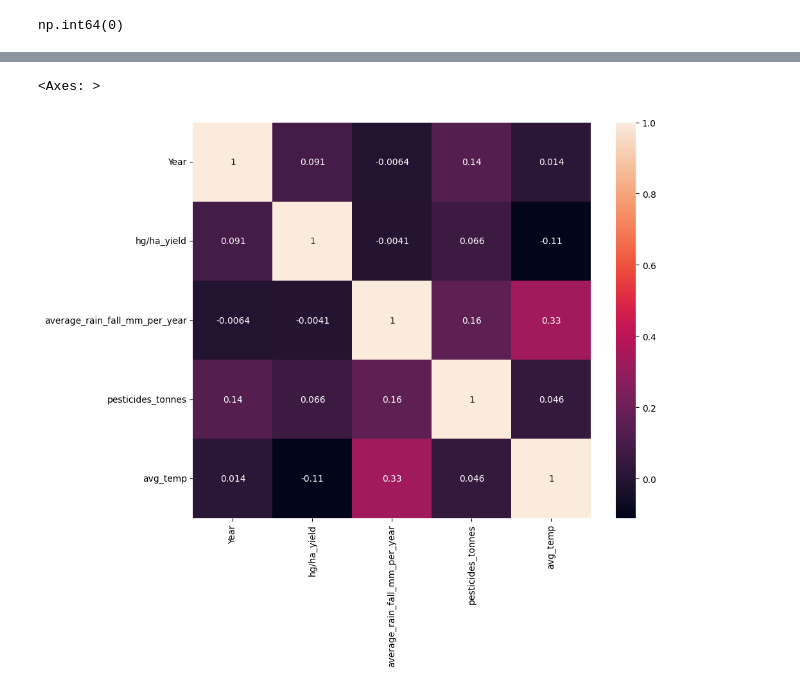
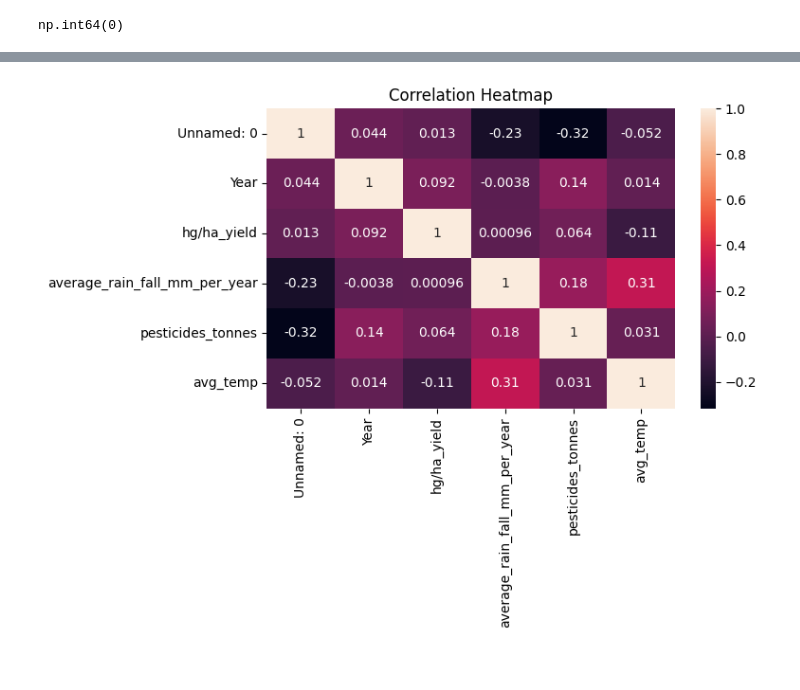
Before and after one commit to cosmyyyyyyyy12/AgriPredict-Linear-Regression-Pipeline, a Jupyter notebook: AgriPredict_Linear_Regression_Pipeline.ipynb, the cells around one changed output, grey strips where cells are left out. Saved outputs shown, nothing was run; the diff lists cells and outputs as text; code cells hidden in the pictures.

```diff
--- a/AgriPredict_Linear_Regression_Pipeline.ipynb
+++ b/AgriPredict_Linear_Regression_Pipeline.ipynb
@@ -76,2 +69,0 @@ Index(['Unnamed: 0', 'Area', 'Item', 'Year', 'hg/ha_yield',
-# %%
-df.drop('Unnamed: 0', axis = 1, inplace = True)
@@ -135,6 +152,8 @@ for cols in numeric_cols:
 # %%
-plt.figure(figsize=(10,8))
-sns.heatmap(df.corr(numeric_only = True), annot=True)
+plt.figure(figsize=(8, 6))
+sns.heatmap(df.corr(numeric_only=True), annot=True)
+plt.title('Correlation Heatmap')
+plt.tight_layout()
+plt.show()
 # %% [output]
-<Axes: >
-[figure, old version]
+[figure, new version]
```
Also changed, not shown: parts of 40 cells of this notebook.
